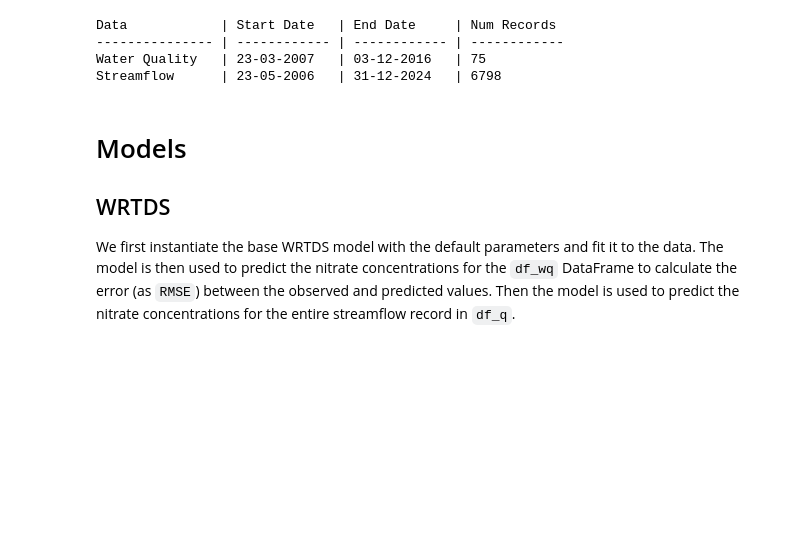
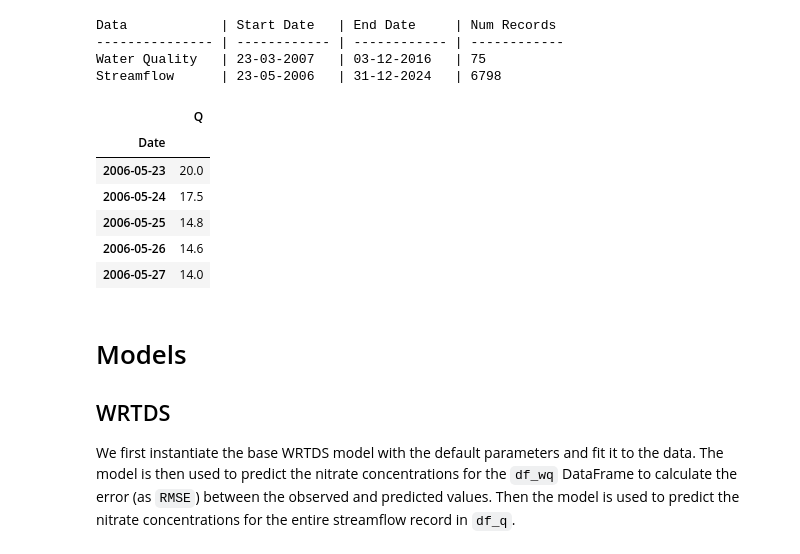
Before and after one commit to Basu-Lab/WRTDS-Py, a Jupyter notebook: docs/example.ipynb, the cells around one changed output. Saved outputs shown, nothing was run; the diff lists cells and outputs as text; code cells hidden in the pictures; blank space fills up the shorter version.

```diff
--- a/docs/example.ipynb
+++ b/docs/example.ipynb
@@ -37,6 +37,16 @@ Data            | Start Date   | End Date     | Num Records
 --------------- | ------------ | ------------ | ------------
 Water Quality   | 23-03-2007   | 03-12-2016   | 75
 Streamflow      | 23-05-2006   | 31-12-2024   | 6798
+# %%
+df_q.head()
+# %% [output]
+|  | Q |
+| Date |  |
+| 2006-05-23 | 20.0 |
+| 2006-05-24 | 17.5 |
+| 2006-05-25 | 14.8 |
+| 2006-05-26 | 14.6 |
+| 2006-05-27 | 14.0 |
 # %% [markdown]
 # Models
 
```
Also changed, not shown: parts of 4 cells of this notebook.
